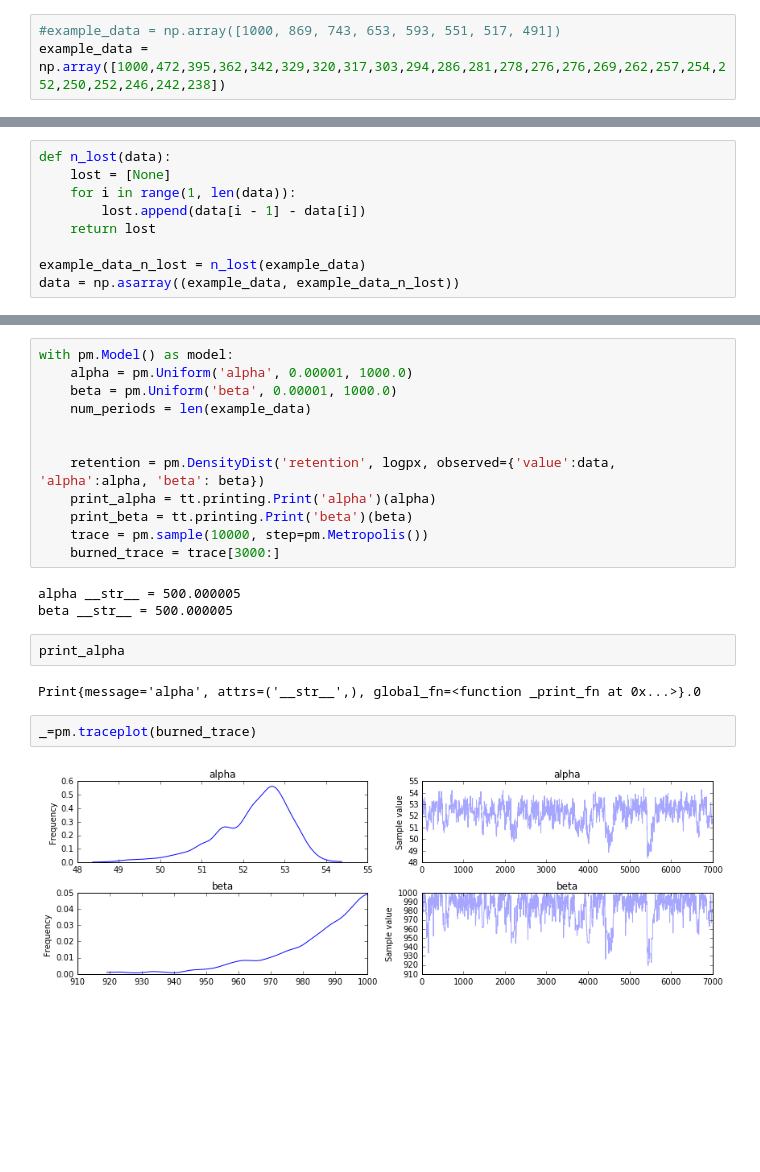
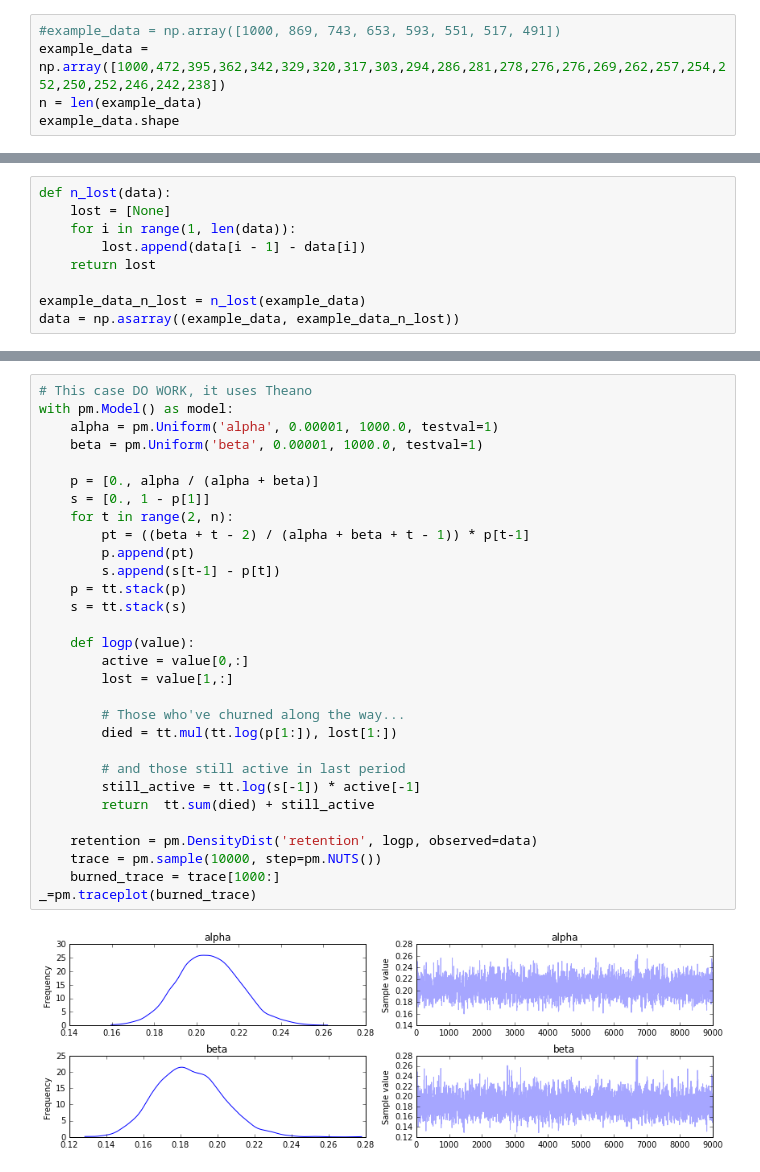
Before and after one commit to arielaguirre1420/bayesianprojection, a Jupyter notebook: Retention estimation for censored data.ipynb, the cells around one changed output, grey strips where cells are left out. Drawn from its saved outputs; the diff is of its cells as text; blank space fills up the shorter version.

Commit message:
Alpha and Beta estimation now working
Added some theano code to make it work

```diff
--- a/Retention estimation for censored data.ipynb
+++ b/Retention estimation for censored data.ipynb
@@ -16,3 +16,5 @@ The following data is the same Fader used in his example:
 # %%
 #example_data = np.array([1000, 869, 743, 653, 593, 551, 517, 491])
 example_data = np.array([1000,472,395,362,342,329,320,317,303,294,286,281,278,276,276,269,262,257,254,252,250,252,246,242,238])
+n = len(example_data)
+example_data.shape
@@ -56,24 +73,33 @@ def logpx(value, alpha, beta):
-# %%
-with pm.Model() as model:
-    alpha = pm.Uniform('alpha', 0.00001, 1000.0)
-    beta = pm.Uniform('beta', 0.00001, 1000.0)
-    num_periods = len(example_data)
-
-
-    retention = pm.DensityDist('retention', logpx, observed={'value':data, 'alpha':alpha, 'beta': beta})
-    print_alpha = tt.printing.Print('alpha')(alpha)
-    print_beta = tt.printing.Print('beta')(beta)
-    trace = pm.sample(10000, step=pm.Metropolis())
-    burned_trace = trace[3000:]
-# %% [output]
-alpha __str__ = 500.000005
-beta __str__ = 500.000005
-# %%
-print_alpha
-# %% [output]
-Print{message='alpha', attrs=('__str__',), global_fn=<function _print_fn at 0x...>}.0
-# %%
-_=pm.traceplot(burned_trace)
-# %% [output]
-[figure, removed]
+# %%
+# This case DO WORK, it uses Theano
+with pm.Model() as model:
+    alpha = pm.Uniform('alpha', 0.00001, 1000.0, testval=1)
+    beta = pm.Uniform('beta', 0.00001, 1000.0, testval=1)
+
+    p = [0., alpha / (alpha + beta)]
+    s = [0., 1 - p[1]]
+    for t in range(2, n):
+        pt = ((beta + t - 2) / (alpha + beta + t - 1)) * p[t-1]
+        p.append(pt)
+        s.append(s[t-1] - p[t])
+    p = tt.stack(p)
+    s = tt.stack(s)
+
+    def logp(value):
+        active = value[0,:]
+        lost = value[1,:]
+
+        # Those who've churned along the way...
+        died = tt.mul(tt.log(p[1:]), lost[1:])
+
+        # and those still active in last period
+        still_active = tt.log(s[-1]) * active[-1]
+        return  tt.sum(died) + still_active
+
+    retention = pm.DensityDist('retention', logp, observed=data)
+    trace = pm.sample(10000, step=pm.NUTS())
+    burned_trace = trace[1000:]
+_=pm.traceplot(burned_trace)
+# %% [output]
+[figure, added]
 # %%
```
Also changed, not shown: parts of 8 cells of this notebook.
